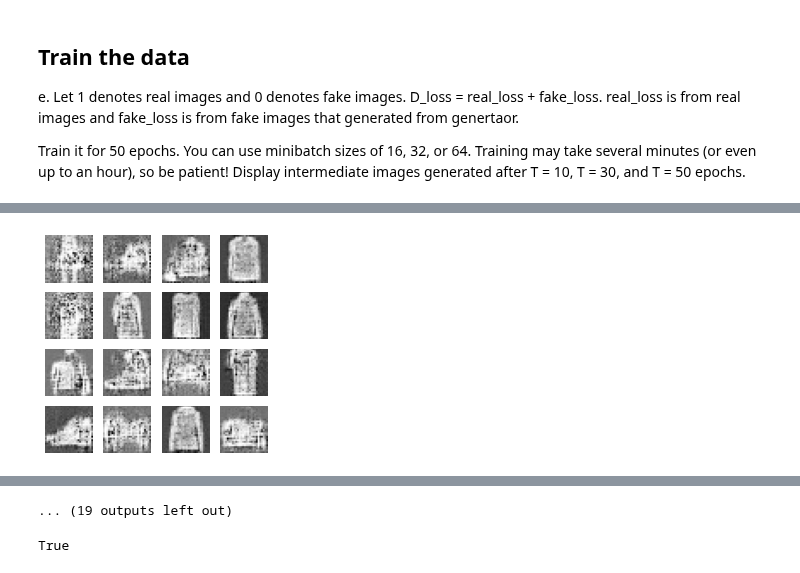
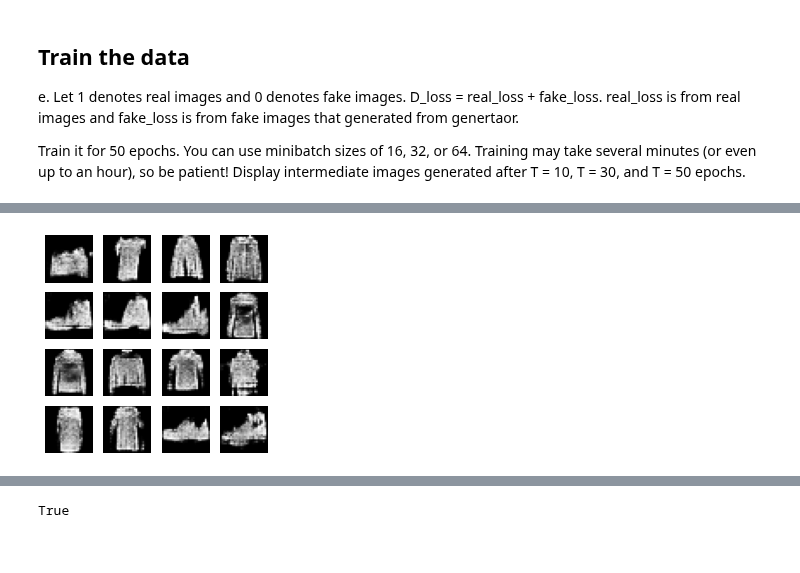
Before and after one commit to yeb2Binfang/ECE-GY9123_DL, a Jupyter notebook: HW/HW6/HW6.ipynb, the cells around one changed output, grey strips where cells are left out. Drawn from its saved outputs; the diff is of its cells as text; code cells hidden in the pictures.

```diff
--- a/HW/HW6/HW6.ipynb
+++ b/HW/HW6/HW6.ipynb
@@ -173,6 +191,30 @@ class discriminator_model(nn.Module):
 
   def forward(self, input):
     return self.main(input)
+# %%
+class discriminator_model(nn.Module):
+
+  def __init__(self, n_classes=1):
+    super(discriminator_model, self).__init__()
+
+    self.conv1 = nn.Conv2d(1,64,5,2,2)
+    self.conv2 = nn.Conv2d(64,128,5,2,2)
+    self.conv3 = nn.Conv2d(128,256,5,1,2)
+    self.dense = nn.Linear(256*7*7,n_classes)
+
+  def weight_init(self):
+    for m in self._modules:
+      normal_init(self._modules[m])
+
+  def forward(self, input):
+    x = F.dropout(F.leaky_relu(self.conv1(input),0.3),0.3)
+    x = F.dropout(F.leaky_relu(self.conv2(x),0.3),0.3)
+    x = F.dropout(F.leaky_relu(self.conv3(x),0.3),0.3)
+
+    x = x.view(-1,256*7*7)
+    x = torch.sigmoid(self.dense(x))
+
+    return x
 # %% [markdown]
 ### Test it
 Make sure the architecture is right
@@ -328,7 +370,7 @@ optimizerG = optim.Adam(generator.parameters(), lr=learning_rate, betas=(0.5, 0.
 def plot_graph():
   fig = plt.figure(figsize=(4,4))
   for i in range(16):
-    latent = torch.randn((1, 100)).view(-1, 100, 1, 1)
+    latent = torch.randn((1, 100))#.view(-1, 100, 1, 1)
     latent = latent.to(device)
     im = generator(latent)
     plt.subplot(4, 4, i+1)
@@ -367,7 +409,7 @@ for epoch in tqdm(range(n_epochs)):
     D_result = discriminator(data).squeeze()
     D_real_loss = loss(D_result, label_real)
 
-    z = torch.randn((mini_batch, 100)).view(-1, 100, 1, 1)
+    z = torch.randn((mini_batch, 100))#.view(-1, 100, 1, 1)
     z = Variable(z).to(device)
     G_result = generator(z)
 
@@ -383,7 +425,7 @@ for epoch in tqdm(range(n_epochs)):
     D_losses_overall.append(D_total_loss)
     generator.zero_grad()
 
-    z = torch.randn((mini_batch, 100)).view(-1, 100, 1, 1)
+    z = torch.randn((mini_batch, 100))#.view(-1, 100, 1, 1)
     z = Variable(z).to(device)
 
     G_result = generator(z)
@@ -418 +460 @@ Epoch 10 - loss_d: 0.917, loss_g: 1.309
-[figure, old version]
+[figure, new version]
@@ -421,4 +462,3 @@ Epoch 12 - loss_d: 0.894, loss_g: 1.359
-... (19 outputs left out)
 # %%
 # %% [output]
 True
```
Also changed, not shown: parts of 4 cells of this notebook.
